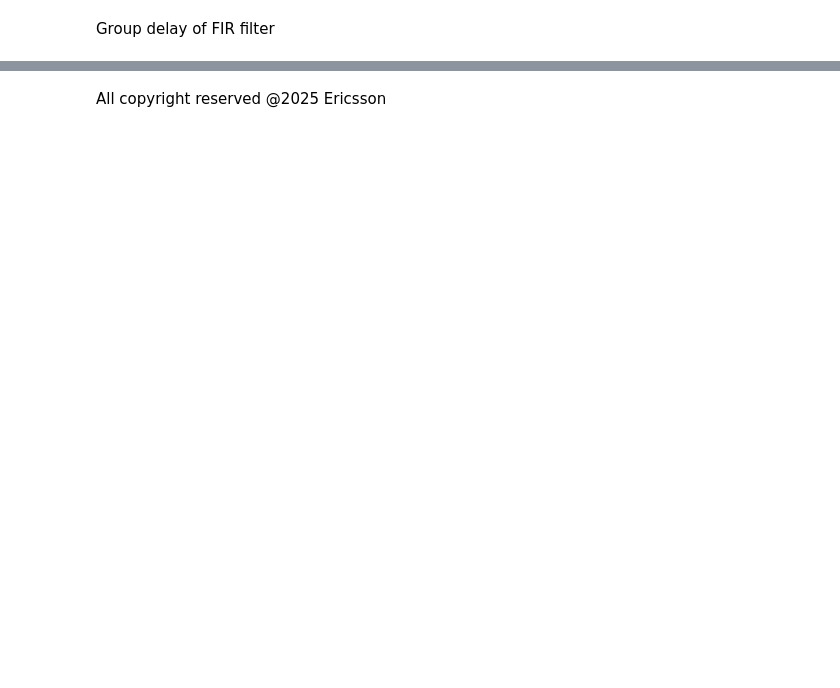
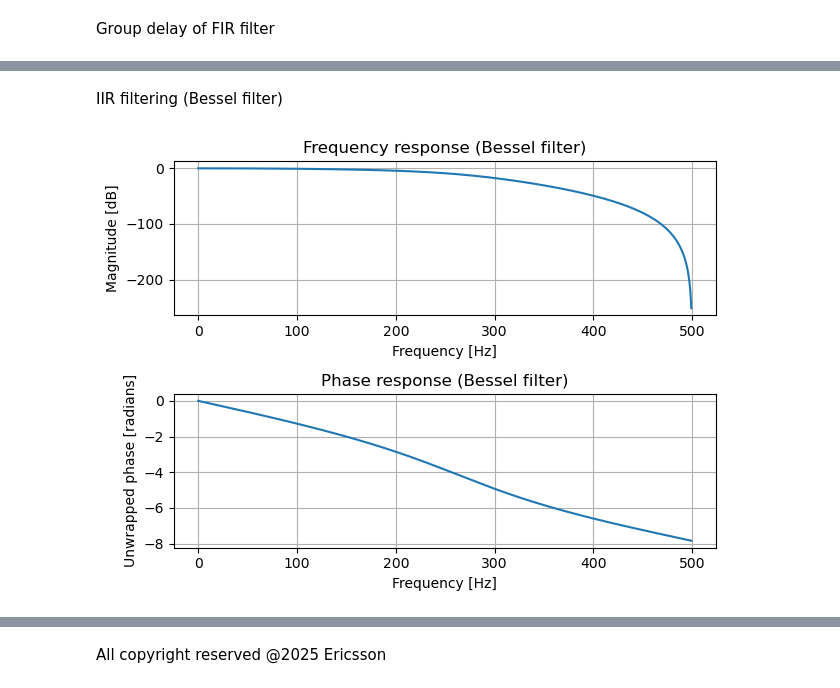
Before and after one commit to faust1002/jupyter_notebooks, a Jupyter notebook: Group_delay.ipynb, the cells around one changed output, grey strips where cells are left out. Saved outputs shown, nothing was run; the diff lists cells and outputs as text; code cells hidden in the pictures; blank space fills up the shorter version.

```diff
--- a/Group_delay.ipynb
+++ b/Group_delay.ipynb
@@ -106,0 +109,23 @@ plt.show()
+# %% [markdown]
+IIR filtering (Bessel filter)
+# %%
+order = 5
+b, a = bessel(order, fcutoff, fs = fs)
+_, h = freqz(b, a)
+plt.figure()
+plt.subplot(2, 1, 1)
+plt.grid()
+plt.plot(freqs, 20 * np.log10(np.abs(h)))
+plt.title("Frequency response (Bessel filter)")
+plt.xlabel("Frequency [Hz]")
+plt.ylabel("Magnitude [dB]")
+plt.subplot(2, 1, 2)
+plt.grid()
+plt.plot(freqs, np.unwrap(np.angle(h)))
+plt.title("Phase response (Bessel filter)")
+plt.xlabel("Frequency [Hz]")
+plt.ylabel("Unwrapped phase [radians]")
+plt.tight_layout()
+plt.show()
+# %% [output]
+[figure, added]
```
Also changed, not shown: parts of 9 cells of this notebook.
